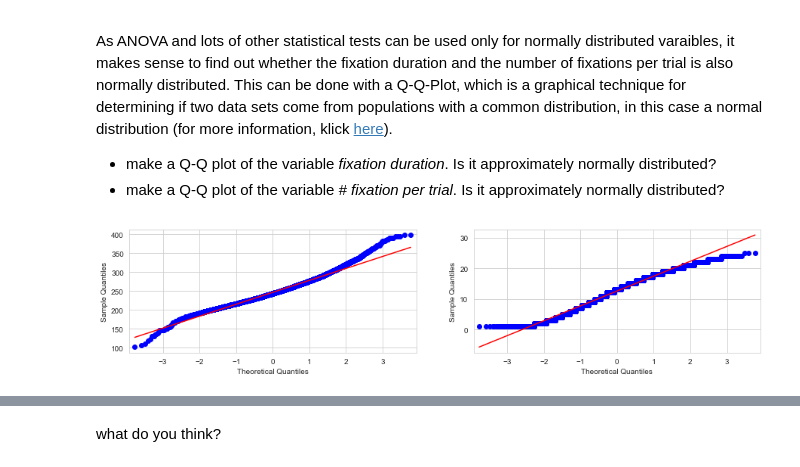
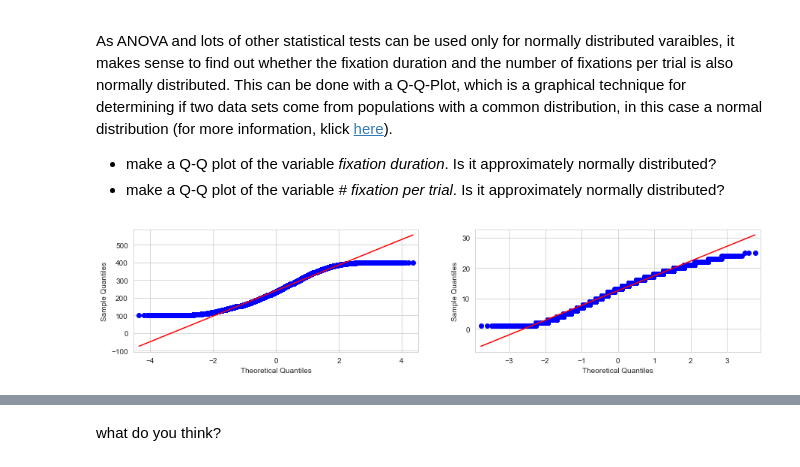
Before and after one commit to NBP-ACC/week-7-acc_01, a Jupyter notebook: Sheet05.ipynb, the cells around one changed output, grey strips where cells are left out. Saved outputs shown, nothing was run; the diff lists cells and outputs as text; code cells hidden in the pictures.

```diff
--- a/Sheet05.ipynb
+++ b/Sheet05.ipynb
@@ -44,7 +44,8 @@ Each group reviews the solutions of two other groups and give points according t
 As with any other datasets, the first step is to get an idea of the dataset. Check the meta data and column of the dataframe.
 # %%
 # use a fixmat.py to load the hdf5 format data as a panda dataframe
-df, meta = load('Data/etdb_v1.0.hdf5', "Baseline")
+DATAPATH = "Data/"
+df, meta = load(DATAPATH+'etdb_v1.0.hdf5', "Baseline")
 # %%
 meta
 # %% [output]
@@ -183,9 +184,9 @@ As ANOVA and lots of other statistical tests can be used only for normally distr
 # %%
 fig, axes = plt.subplots(nrows=1, ncols=2, figsize=(15,3))
 
-prob = sm.ProbPlot(df_clean.groupby(["SUBJECTINDEX", "trial"]).duration.mean(),dist="norm")
+prob = sm.ProbPlot(df_clean.duration, dist="norm")
 a = prob.qqplot(line="r", ax=axes[0])
-prob2 = sm.ProbPlot(df_clean.groupby(["SUBJECTINDEX", "trial"]).trial.count(),dist="norm")
+prob2 = sm.ProbPlot(df_clean.groupby(["trial", "SUBJECTINDEX"]).trial.count(),dist="norm")
 b = prob2.qqplot(line="r", ax=axes[1])
 # %% [output]
-[figure, old version]
+[figure, new version]
```
Also changed, not shown: parts of 14 cells of this notebook.
